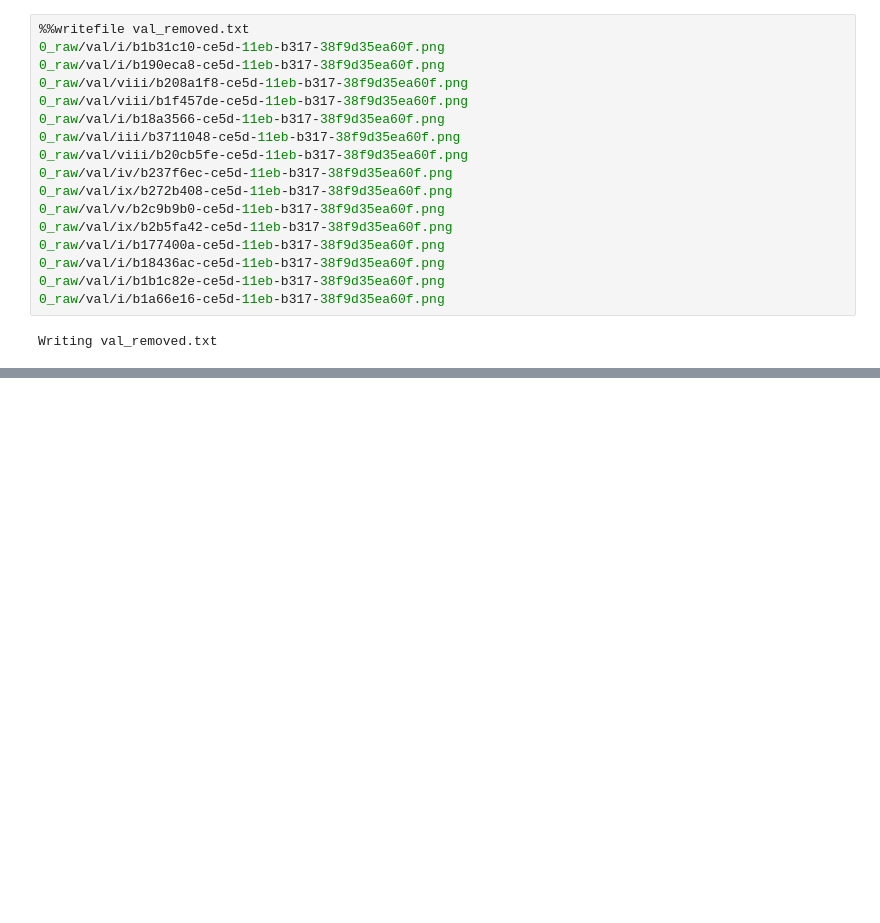
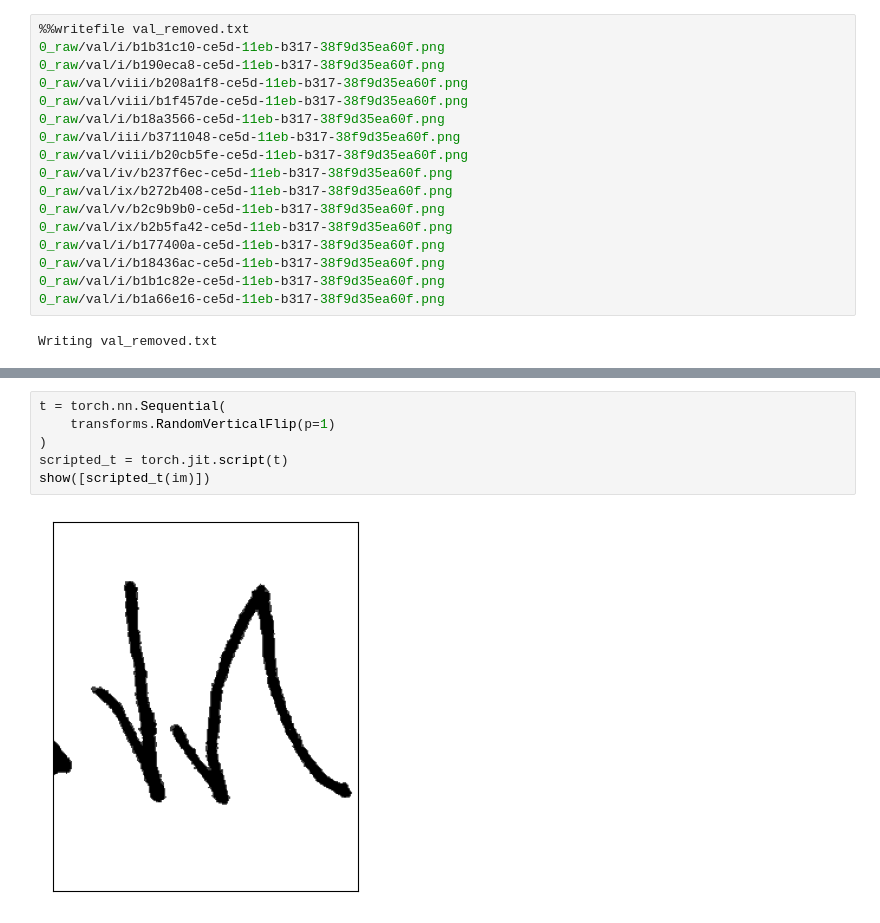
Before and after one commit to phandaiduonghcb/DataCentric, a Jupyter notebook: test.ipynb, the cells around one changed output, grey strips where cells are left out. Drawn from its saved outputs; the diff is of its cells as text; blank space fills up the shorter version.

```diff
--- a/test.ipynb
+++ b/test.ipynb
@@ -55,0 +233,8 @@ for path in paths:
+# %%
+t = torch.nn.Sequential(
+    transforms.RandomVerticalFlip(p=1)
+)
+scripted_t = torch.jit.script(t)
+show([scripted_t(im)])
+# %% [output]
+[figure, added]
```
Also changed, not shown: parts of 23 cells of this notebook, 30 other files.
